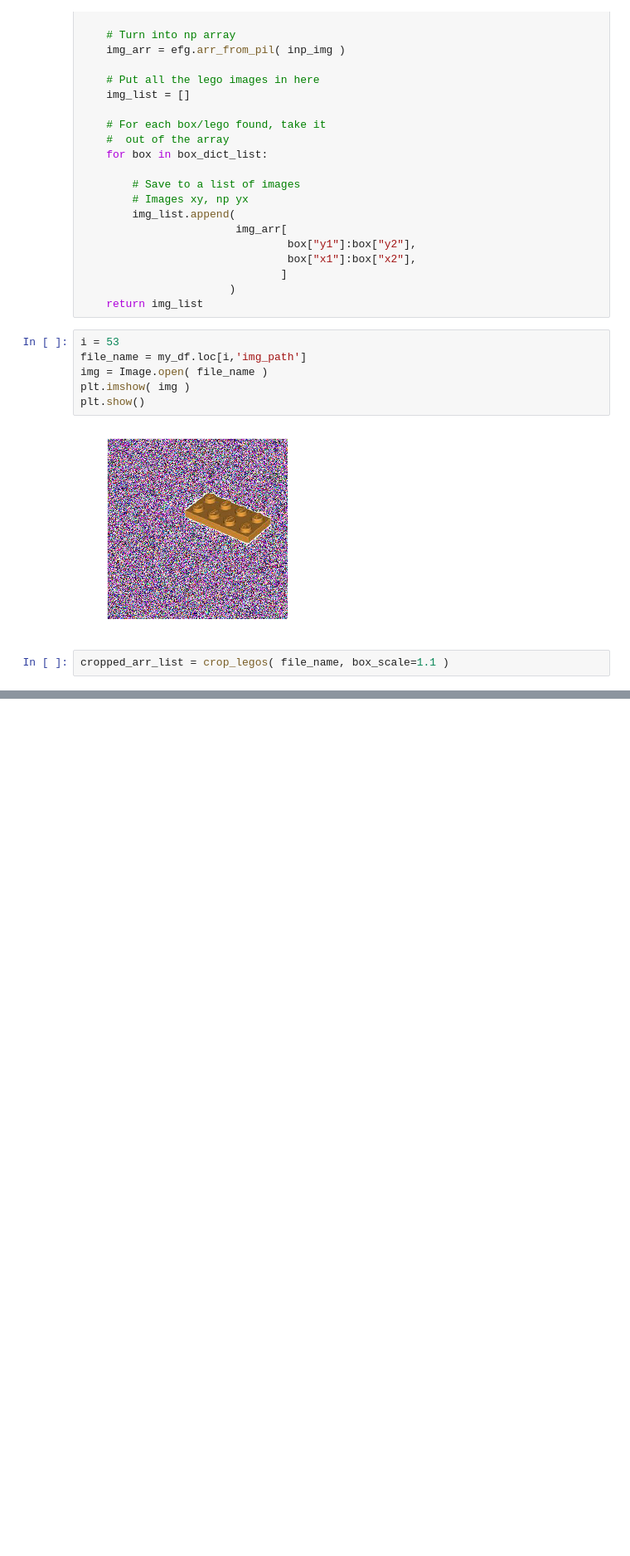
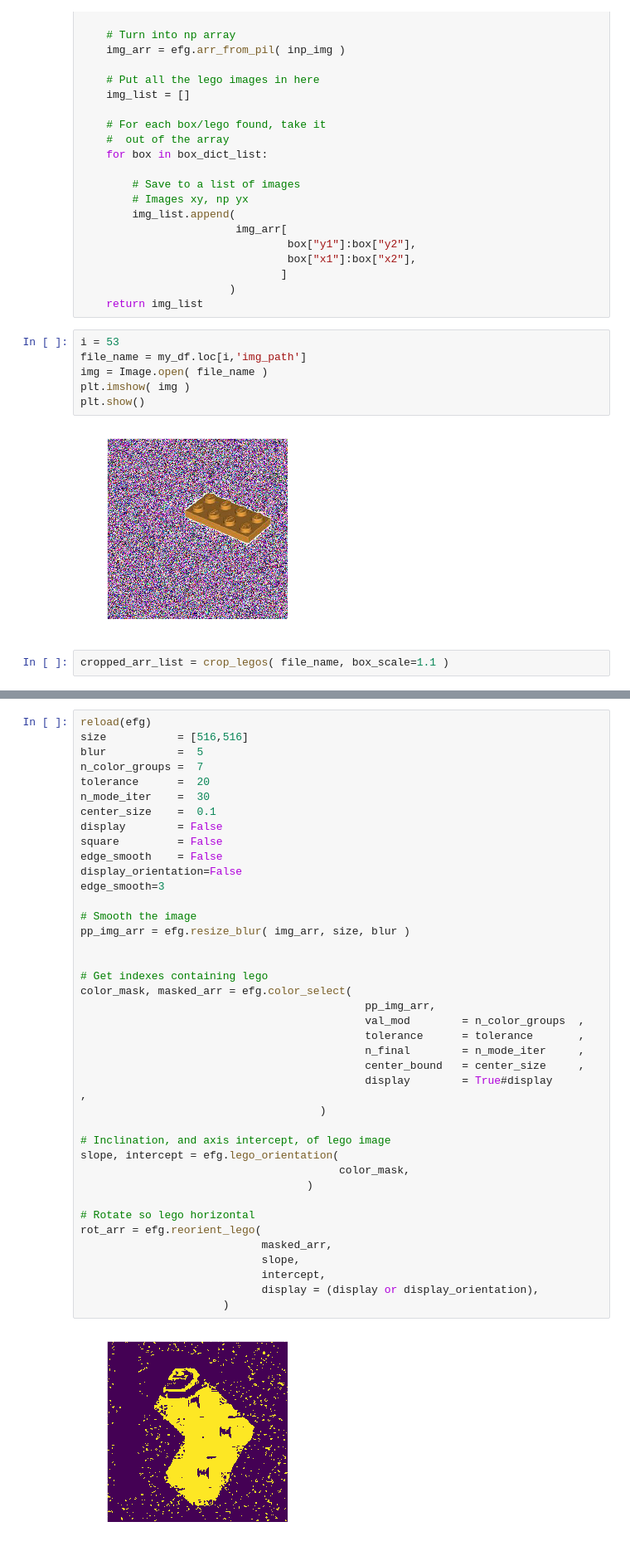
Before and after one commit to markertsean/lego_recognition, a Jupyter notebook: classification/build_pipeline.ipynb, the cells around one changed output, grey strips where cells are left out. Shown at 83% size. Saved outputs shown, nothing was run; the diff lists cells and outputs as text; blank space fills up the shorter version.

```diff
--- a/classification/build_pipeline.ipynb
+++ b/classification/build_pipeline.ipynb
@@ -196,0 +196,42 @@ KeyboardInterrupt:
+# %%
+reload(efg)
+size           = [516,516]
+blur           =  5
+n_color_groups =  7
+tolerance      =  20
+n_mode_iter    =  30
+center_size    =  0.1
+display        = False
+square         = False
+edge_smooth    = False
+display_orientation=False
+edge_smooth=3
+
+# Smooth the image
+pp_img_arr = efg.resize_blur( img_arr, size, blur )
+
+
+# Get indexes containing lego
+color_mask, masked_arr = efg.color_select(
+                                            pp_img_arr,
+                                            val_mod        = n_color_groups  ,
+                                            tolerance      = tolerance       ,
+                                            n_final        = n_mode_iter     ,
+                                            center_bound   = center_size     ,
+                                            display        = True#display         ,
+                                     )
+
+# Inclination, and axis intercept, of lego image
+slope, intercept = efg.lego_orientation(
+                                        color_mask,
+                                   )
+
+# Rotate so lego horizontal
+rot_arr = efg.reorient_lego(
+                            masked_arr,
+                            slope,
+                            intercept,
+                            display = (display or display_orientation),
+                      )
+# %% [output]
+[figure, added]
```
Also changed, not shown: parts of 11 cells of this notebook, 1 other file.
